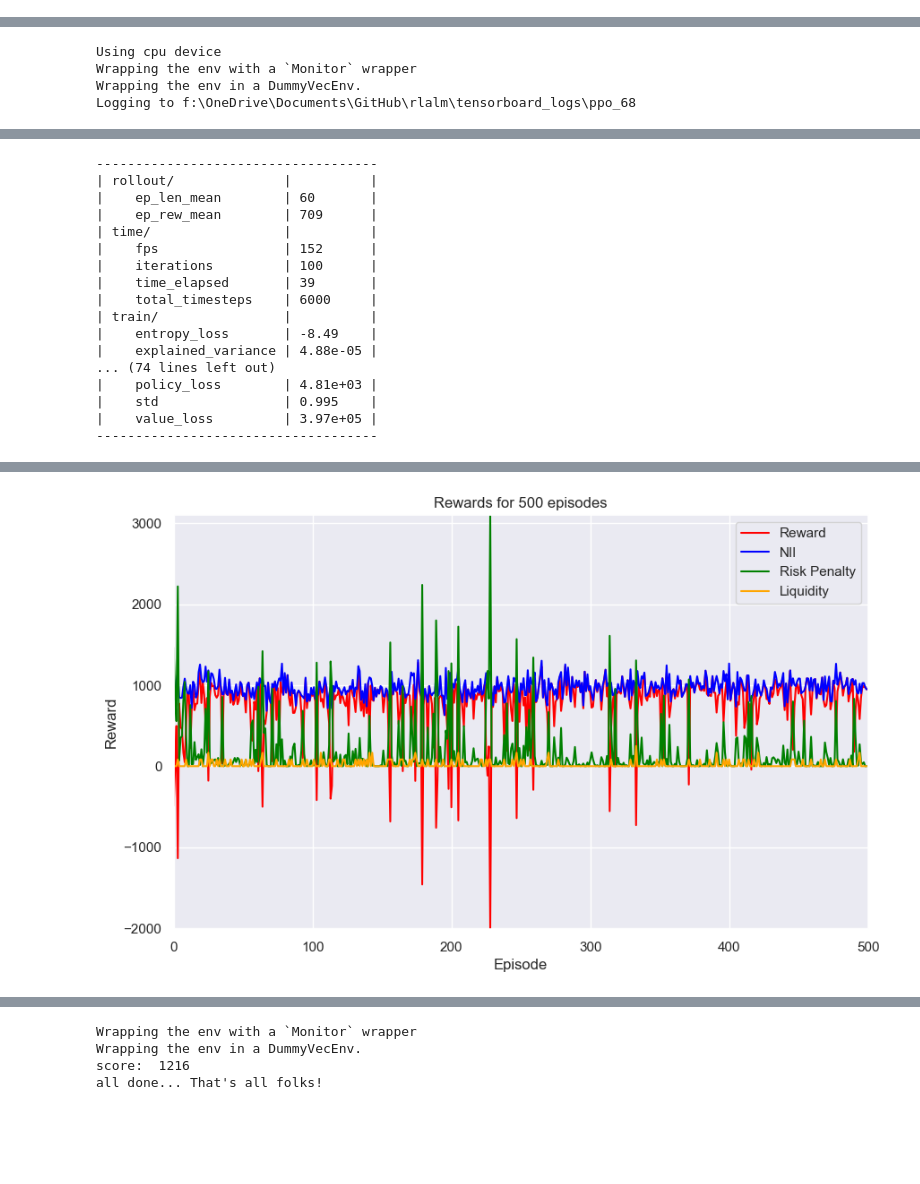
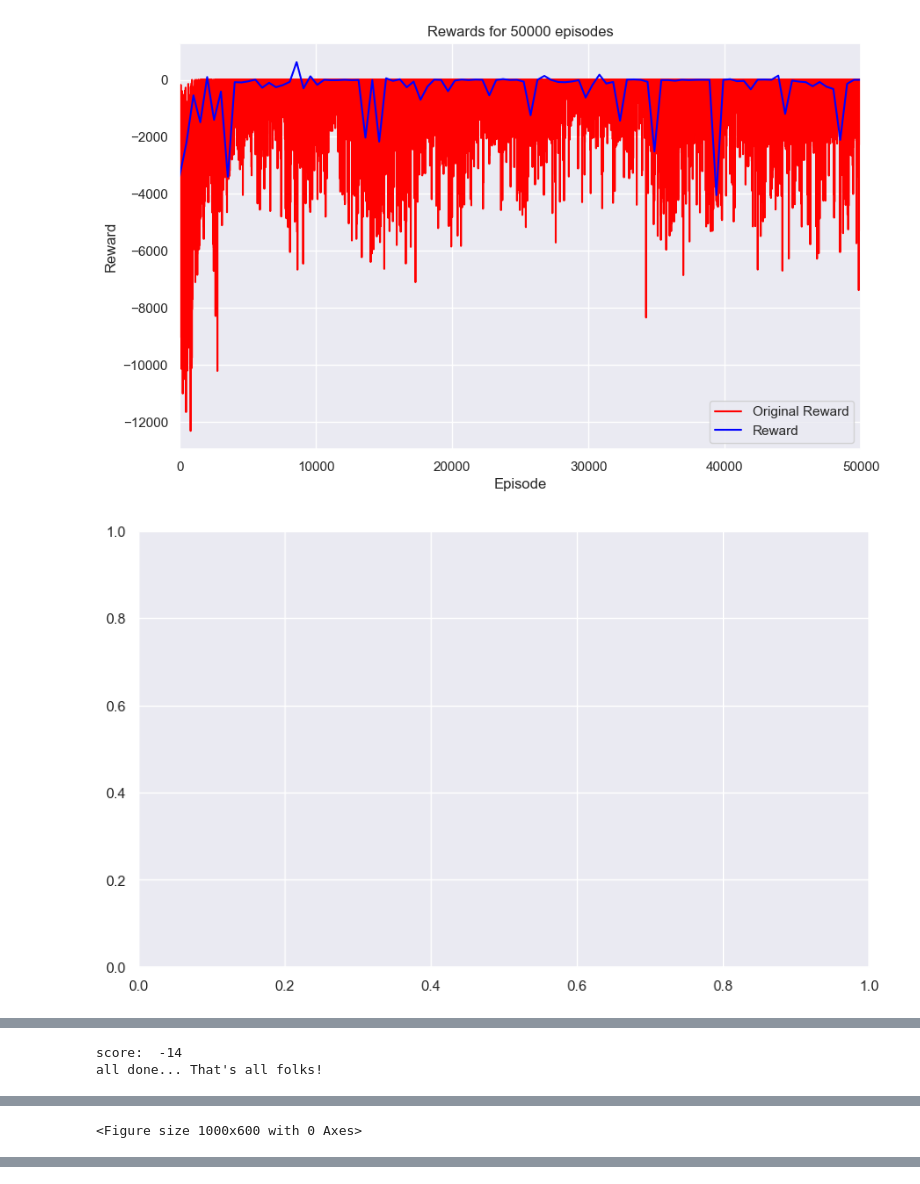
Before and after one commit to Merijn68/rl-alm, a Jupyter notebook: notebooks/train_a2c_model.ipynb, the cells around one changed output, grey strips where cells are left out. Drawn from its saved outputs; the diff is of its cells as text; code cells hidden in the pictures; blank space fills up the shorter version.

```diff
--- a/notebooks/train_a2c_model.ipynb
+++ b/notebooks/train_a2c_model.ipynb
@@ -26,0 +31,5 @@ Project root: f:\OneDrive\Documents\GitHub\rlalm
+# %%
+env_id = "bank-v3"
+gym.register(id=env_id, entry_point=BankEnv, max_episode_steps=60)
+# Random walk in the environment
+tests.random_walk(env_id)
@@ -26,0 +54,4 @@ Project root: f:\OneDrive\Documents\GitHub\rlalm
+# %%
+log_dir="tmp/"
+os.makedirs(log_dir, exist_ok=True)
+env = gym.make(env_id, render_mode="human")
@@ -26,0 +63,3 @@ Project root: f:\OneDrive\Documents\GitHub\rlalm
+# %%
+# Train the model
+env, model = tests.train_model(env, steps=300_000, ent_coef=0.01, model_name = 'A2C_Risk_Only')
@@ -26,0 +69,3 @@ Project root: f:\OneDrive\Documents\GitHub\rlalm
+# %%
+env = tests.get_innermost_env(env)
+env.plot_rewards()
@@ -27,11 +77,11 @@ Project root: f:\OneDrive\Documents\GitHub\rlalm
 # %%
-env_id = "gym_basic:bank-v3"
+nv = tests.get_innermost_env(env)
+env.plot_rewards()
 
-# Random walk in the environment
-tests.random_walk(env_id)
-# Train the model
-tests.train_model(env_id, steps=30_000)
-score = tests.show_model(env_id)
+score = tests.show_model(env_id, model=model)
+
 print("score: ", score)
 print("all done... That's all folks! ")
 # %% [output]
+[figure, new version]
+[figure, new version]
@@ -44,4 +97,2 @@ score:  1182
-Using cpu device
-Wrapping the env with a `Monitor` wrapper
-Wrapping the env in a DummyVecEnv.
-Logging to f:\OneDrive\Documents\GitHub\rlalm\tensorboard_logs\ppo_68
+score:  -14
+all done... That's all folks!
@@ -49,17 +99 @@ Logging to f:\OneDrive\Documents\GitHub\rlalm\tensorboard_logs\ppo_68
-------------------------------------
-| rollout/              |          |
-|    ep_len_mean        | 60       |
-|    ep_rew_mean        | 709      |
-| time/                 |          |
-|    fps                | 152      |
-|    iterations         | 100      |
-|    time_elapsed       | 39       |
-|    total_timesteps    | 6000     |
-| train/                |          |
-|    entropy_loss       | -8.49    |
-|    explained_variance | 4.88e-05 |
-... (74 lines left out)
-|    policy_loss        | 4.81e+03 |
-|    std                | 0.995    |
-|    value_loss         | 3.97e+05 |
-------------------------------------
+<Figure size 1000x600 with 0 Axes>
@@ -68 +99,0 @@ Logging to f:\OneDrive\Documents\GitHub\rlalm\tensorboard_logs\ppo_68
-[figure, old version]
@@ -71,4 +99,0 @@ Logging to f:\OneDrive\Documents\GitHub\rlalm\tensorboard_logs\ppo_68
-Wrapping the env with a `Monitor` wrapper
-Wrapping the env in a DummyVecEnv.
-score:  1216
-all done... That's all folks!
```
Also changed, not shown: parts of 12 cells of this notebook, 55 other files.
